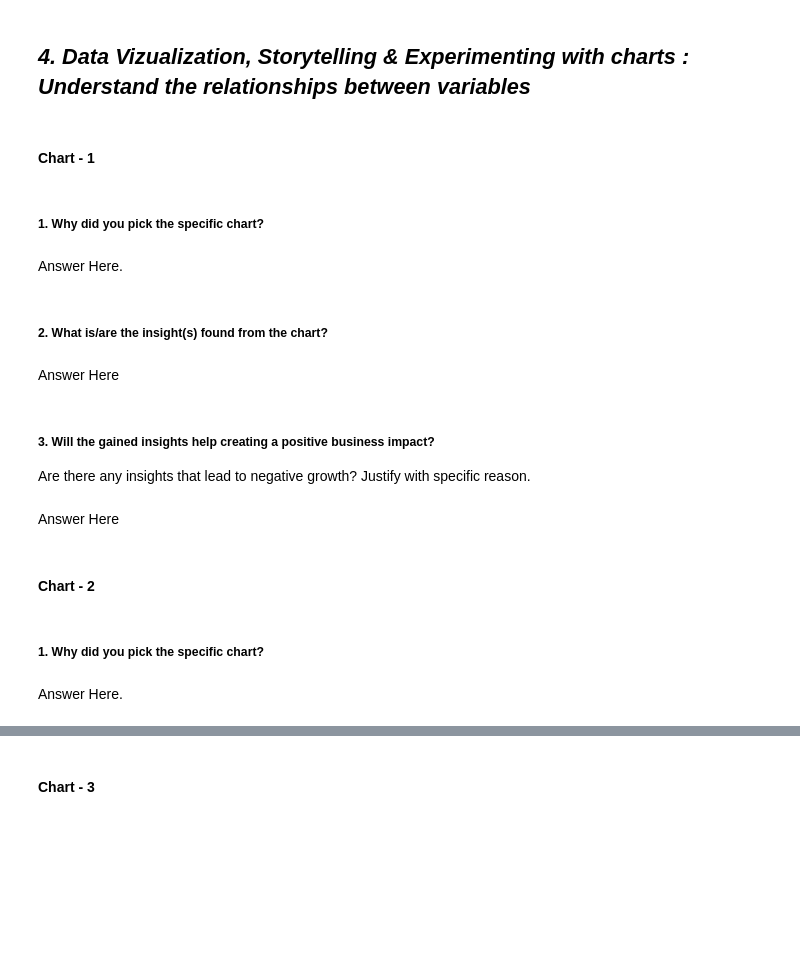
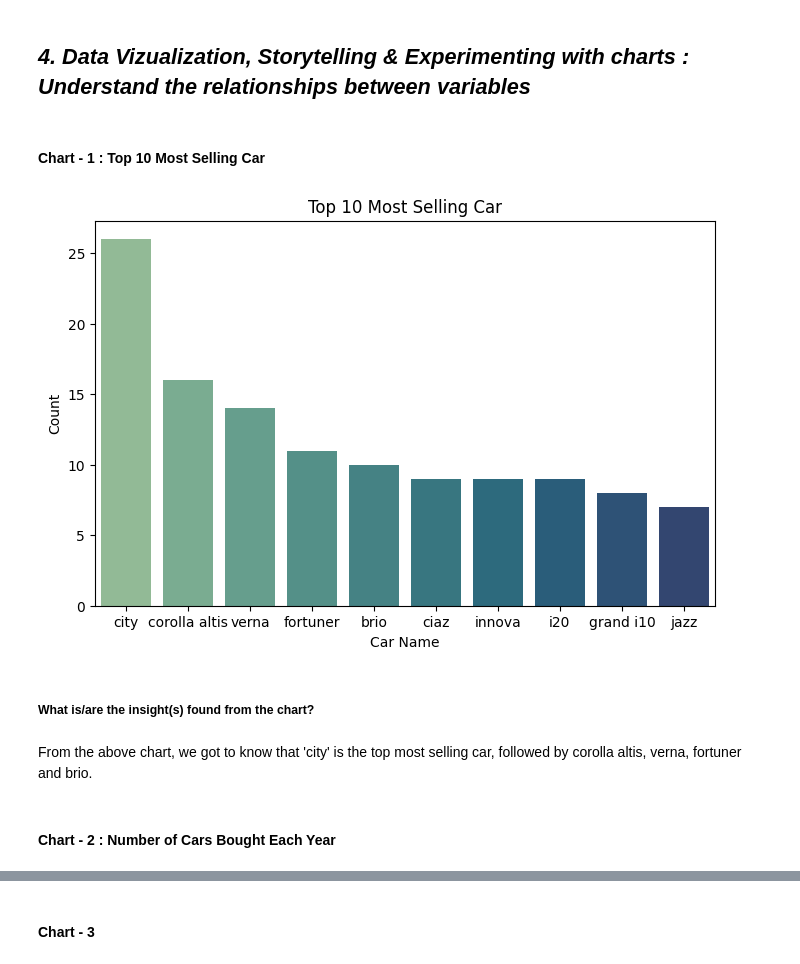
Before and after one commit to mirjubair/oibsip_taskno3, a Jupyter notebook: Car_Price_Prediction_with_Machine_Learning.ipynb, the cells around one changed output, grey strips where cells are left out. Drawn from its saved outputs; the diff is of its cells as text; code cells hidden in the pictures; blank space fills up the shorter version.

```diff
--- a/Car_Price_Prediction_with_Machine_Learning.ipynb
+++ b/Car_Price_Prediction_with_Machine_Learning.ipynb
@@ -188,3 +188,12 @@ No. of unique values in Owner is 3
 ## ***3. Data Wrangling***
 # %% [markdown]
 ### Data Wrangling Code
+# %%
+# Adding a 'Current Year' column with a constant value of 2023 to the DataFrame
+df['Current Year'] = 2023
+
+# Calculating the age of the vehicles by subtracting the 'Year' column from the 'Current Year'
+df['no_year'] = df['Current Year'] - df['Year']
+# %%
+# Removing the 'Current Year' column as it's no longer needed
+df.drop(['Current Year'], axis=1, inplace=True)
@@ -195,4 +215,4 @@ Answer Here.
 # %% [markdown]
 ## ***4. Data Vizualization, Storytelling & Experimenting with charts : Understand the relationships between variables***
 # %% [markdown]
-#### Chart - 1
+#### Chart - 1 : Top 10 Most Selling Car
@@ -201,15 +219,24 @@ Answer Here.
-# %% [markdown]
-##### 1. Why did you pick the specific chart?
-# %% [markdown]
-Answer Here.
+# %%
+# Chart - 1 Count plot visualization code for top 10 most selling car
+# Count the occurrences of each unique car name in the 'Car_Name' column and take the top 10 most selling car
+top10 = df['Car_Name'].value_counts()[:10]
+
+# Create a count plot to visualize the top 10 car
+plt.figure(figsize=(8, 5))
+sns.countplot(x='Car_Name', data=df, order=top10.index, palette='crest')
+
+# Set labels and title for the plot
+plt.xlabel('Car Name')
+plt.ylabel('Count')
+plt.title('Top 10 Most Selling Car')
+
+# Display the plot
+plt.show()
+# %% [output]
+[figure, added]
 # %% [markdown]
-##### 2. What is/are the insight(s) found from the chart?
+##### What is/are the insight(s) found from the chart?
-# %% [markdown]
-Answer Here
-# %% [markdown]
-##### 3. Will the gained insights help creating a positive business impact?
-Are there any insights that lead to negative growth? Justify with specific reason.
-# %% [markdown]
-Answer Here
+# %% [markdown]
+From the above chart, we got to know that 'city' is the top most selling car, followed by corolla altis, verna, fortuner and brio.
 # %% [markdown]
-#### Chart - 2
+#### Chart - 2 : Number of Cars Bought Each Year
@@ -218,4 +242,0 @@ Answer Here
-# %% [markdown]
-##### 1. Why did you pick the specific chart?
-# %% [markdown]
-Answer Here.
```
Also changed, not shown: parts of 13 cells of this notebook.
